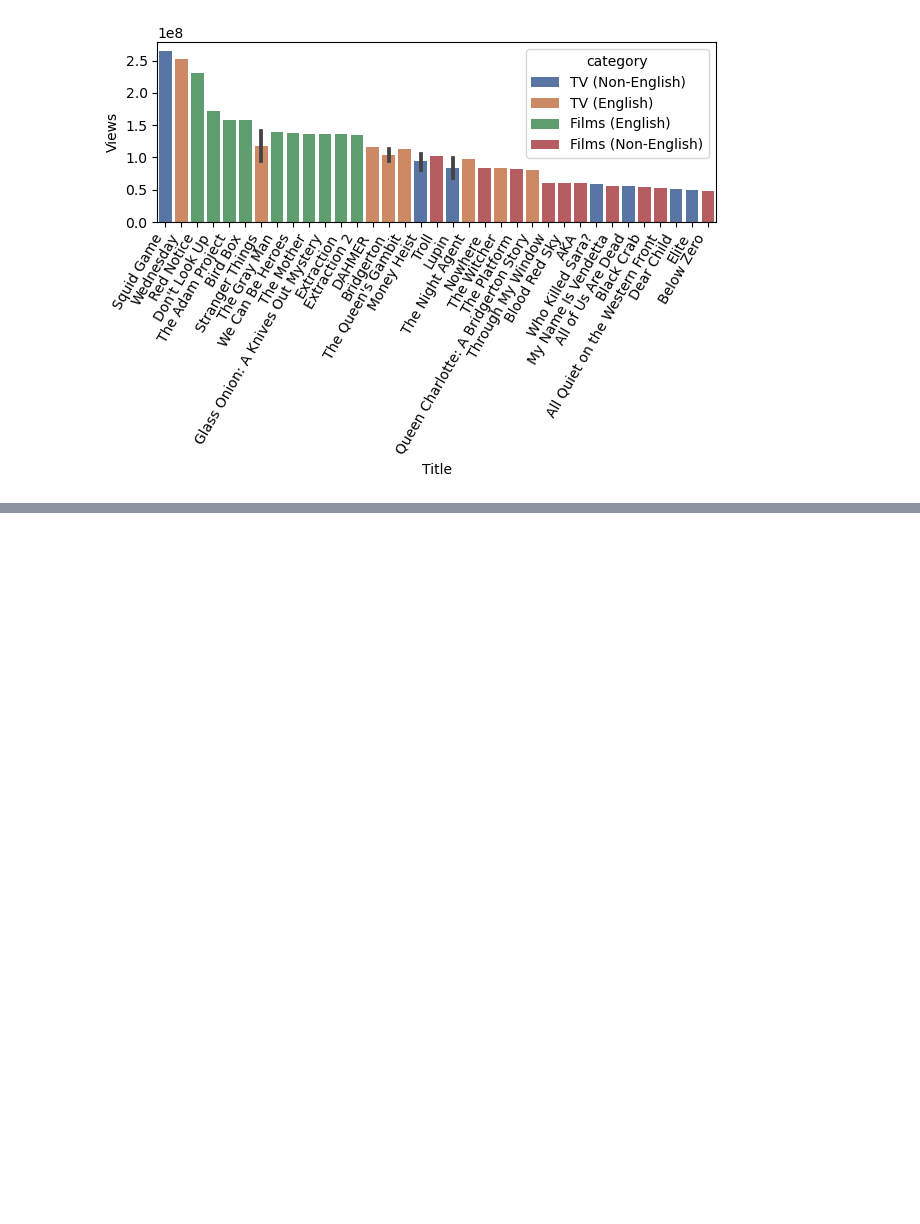
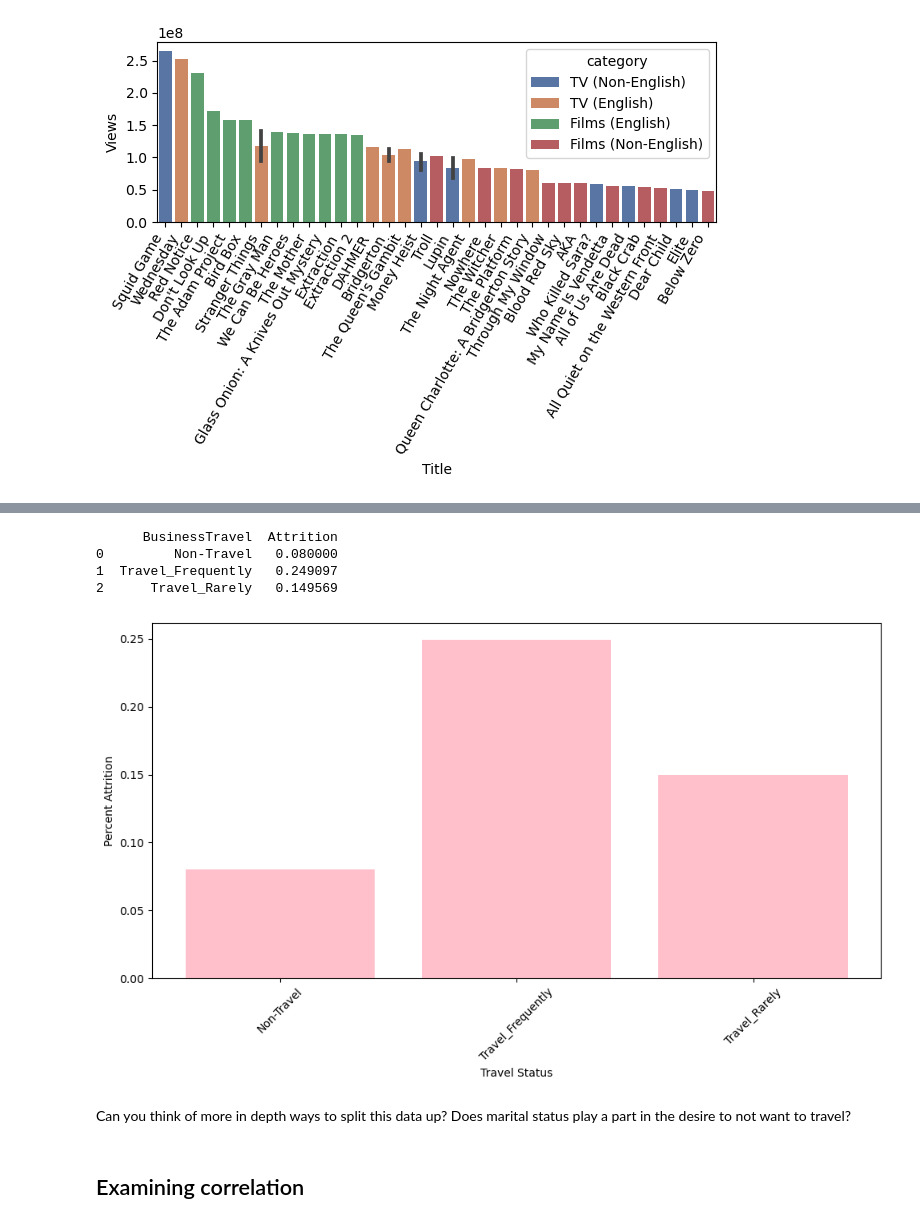
Before and after one commit to mathchou/CSC485-Sp24, a Jupyter notebook: Day1Examples.ipynb, the cells around one changed output, grey strips where cells are left out. Saved outputs shown, nothing was run; the diff lists cells and outputs as text; code cells hidden in the pictures; blank space fills up the shorter version.

```diff
--- a/Day1Examples.ipynb
+++ b/Day1Examples.ipynb
@@ -57,0 +240,7 @@ plt.show()
+# %%
+df2['Attrition']=df2['Attrition'].replace(['Yes', 'No'], [1, 0])
+# %%
+Travel_Totals = df2.groupby('BusinessTravel')['Attrition'].count()
+print(Travel_Totals)
+Travel_Attrition = df2.groupby('BusinessTravel')['Attrition'].sum()
+print(Travel_Attrition)
@@ -57,0 +258,22 @@ plt.show()
+# %%
+Travel_Attrition_Percents = (Travel_Attrition/Travel_Totals).reset_index()
+print(Travel_Attrition_Percents)
+# %% [output]
+      BusinessTravel  Attrition
+0         Non-Travel   0.080000
+1  Travel_Frequently   0.249097
+2      Travel_Rarely   0.149569
+# %%
+plt.figure(figsize=(10,6))
+plt.bar(Travel_Attrition_Percents['BusinessTravel'], Travel_Attrition_Percents['Attrition'], color = 'pink')
+plt.xlabel('Travel Status')
+plt.ylabel('Percent Attrition')
+plt.xticks(rotation=45)
+plt.tight_layout()
+plt.show()
+# %% [output]
+[figure, added]
+# %% [markdown]
+Can you think of more in depth ways to split this data up? Does marital status play a part in the desire to not want to travel?
+# %% [markdown]
+## Examining correlation
```
Also changed, not shown: parts of 37 cells of this notebook, 1 other file.
